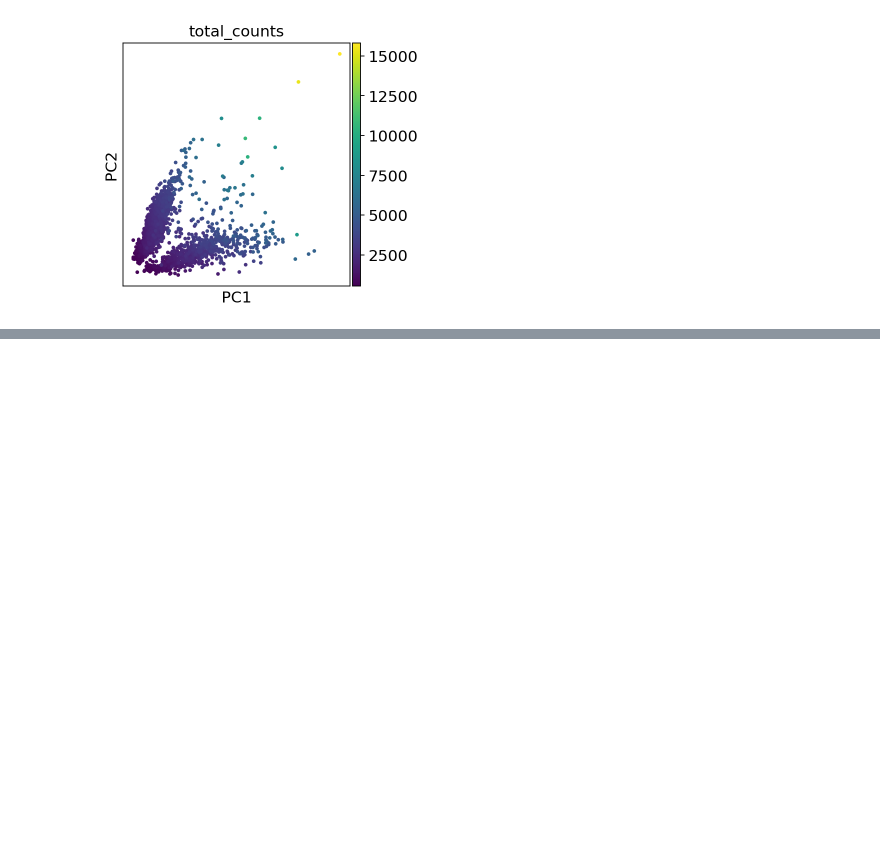
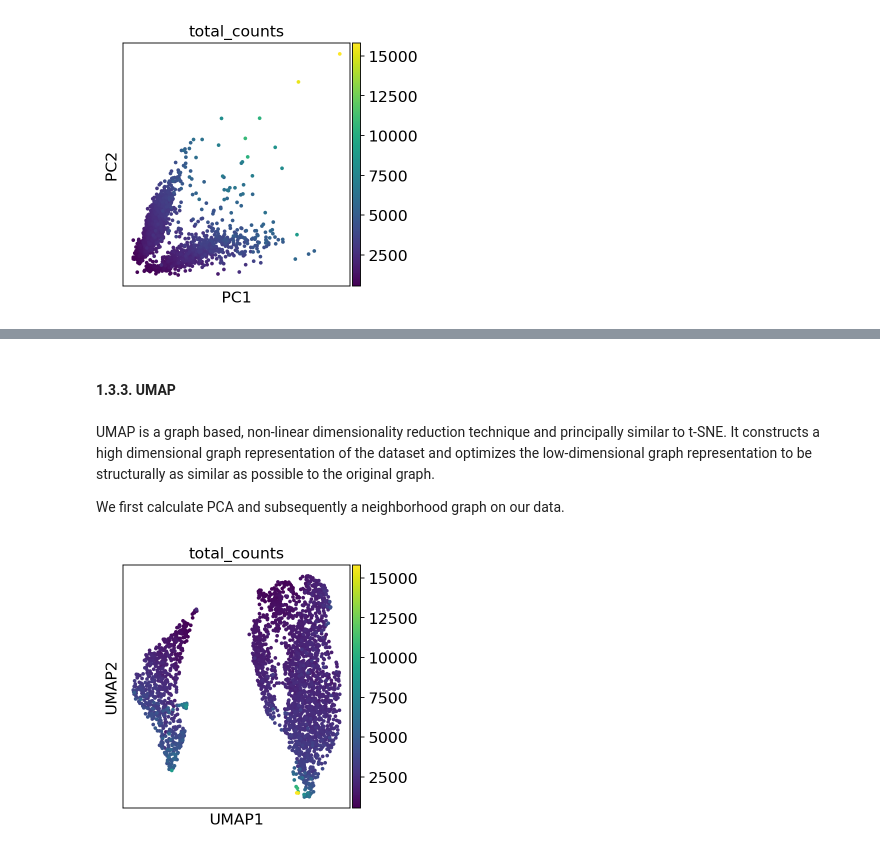
Before and after one commit to lucas-rdlr/rna-sequencing, a Jupyter notebook: notebooks/tutorial.ipynb, the cells around one changed output, grey strips where cells are left out. Drawn from its saved outputs; the diff is of its cells as text; code cells hidden in the pictures; blank space fills up the shorter version.

```diff
--- a/notebooks/tutorial.ipynb
+++ b/notebooks/tutorial.ipynb
@@ -157,0 +162,12 @@ sc.pl.scatter(adata4, x='total_counts', y='n_genes_by_counts')
+# %% [markdown]
+#### 1.3.3. UMAP
+# %% [markdown]
+UMAP is a graph based, non-linear dimensionality reduction technique and principally similar to t-SNE. It constructs a high dimensional graph representation of the dataset and optimizes the low-dimensional graph representation to be structurally as similar as possible to the original graph.
+
+We first calculate PCA and subsequently a neighborhood graph on our data.
+# %%
+sc.pp.neighbors(adata3)
+sc.tl.umap(adata3)
+sc.pl.umap(adata3, color="total_counts")
+# %% [output]
+[figure, added]
```
Also changed, not shown: parts of 16 cells of this notebook.
